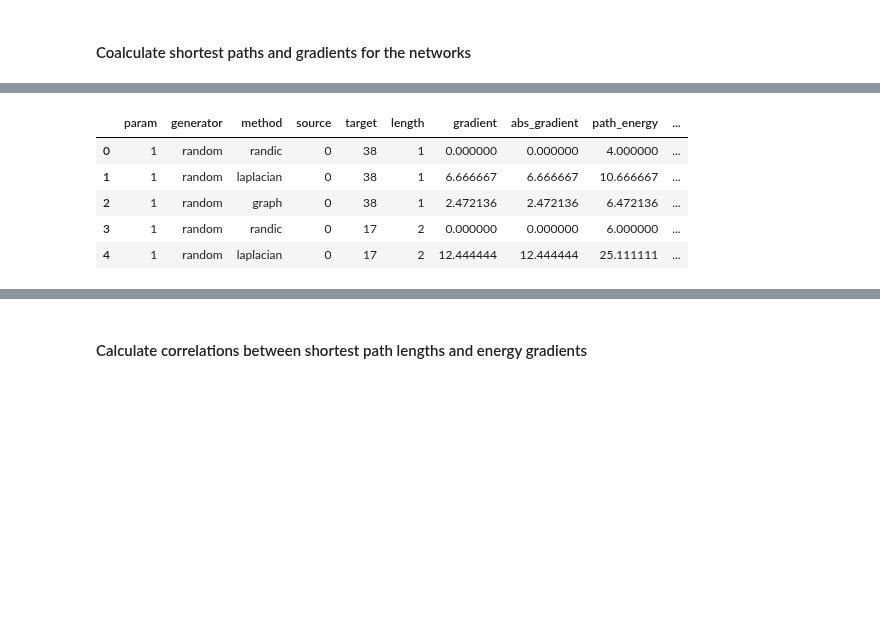
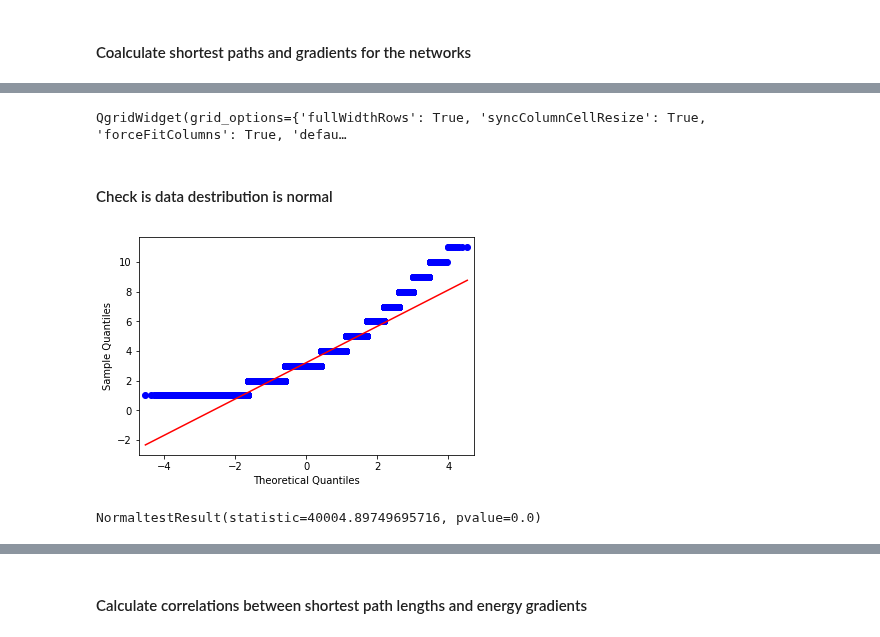
Before and after one commit to megaduks/entropy-complex-networks, a Jupyter notebook: networkentropy/experiments/Energy gradient correlations.ipynb, the cells around one changed output, grey strips where cells are left out. Drawn from its saved outputs; the diff is of its cells as text; code cells hidden in the pictures; blank space fills up the shorter version.

```diff
--- a/networkentropy/experiments/Energy gradient correlations.ipynb
+++ b/networkentropy/experiments/Energy gradient correlations.ipynb
@@ -51,7 +54,7 @@ def create_graphs(paramters, parameter_max, generators):
         graph = create_graph(p, generator, parameter_max)
         graphs.append(OrderedDict([('param', p),
                                    ('generator', generator),
-                                   ('graph', graph)]))
+                                   ('graph', graph),]))
     return pd.DataFrame(graphs)
 # %%
 graphs_df = create_graphs(PARAMETERS, PARAMETER_MAX, GENERATORS)
@@ -94,14 +105,23 @@ def compute_shortest_apth_and_gradients(graphs_df, methods):
     return pd.DataFrame(results)
 # %%
-paths_gradients_df = compute_shortest_apth_and_gradients(graphs_df, METHODS)
+paths_data_df = compute_shortest_paths_and_gradients_for_synthetic_networks(graphs_df, METHODS)
 # %% [output]
 [interactive output not drawn]
-# %%
-paths_gradients_df.head()
-# %% [output]
-|  | param | generator | method | source | target | length | gradient | abs_gradient | path_energy | ... |
-| 0 | 1 | random | randic | 0 | 38 | 1 | 0.000000 | 0.000000 | 4.000000 | ... |
-| 1 | 1 | random | laplacian | 0 | 38 | 1 | 6.666667 | 6.666667 | 10.666667 | ... |
-| 2 | 1 | random | graph | 0 | 38 | 1 | 2.472136 | 2.472136 | 6.472136 | ... |
-| 3 | 1 | random | randic | 0 | 17 | 2 | 0.000000 | 0.000000 | 6.000000 | ... |
-| 4 | 1 | random | laplacian | 0 | 17 | 2 | 12.444444 | 12.444444 | 25.111111 | ... |
+# %%
+qgrid.show_grid(paths_data_df)
+# %% [output]
+QgridWidget(grid_options={'fullWidthRows': True, 'syncColumnCellResize': True, 'forceFitColumns': True, 'defau…
+# %% [markdown]
+#### Check is data destribution is normal
+# %%
+def draw_qqplot(data):
+    qqplot(data, line='s')
+    pyplot.show()
+# %%
+draw_qqplot(paths_data_df.length)
+# %% [output]
+[figure, added]
+# %%
+spy.stats.normaltest(paths_data_df.length)
+# %% [output]
+NormaltestResult(statistic=40004.89749695716, pvalue=0.0)
```
Also changed, not shown: parts of 53 cells of this notebook, 2 other files.
